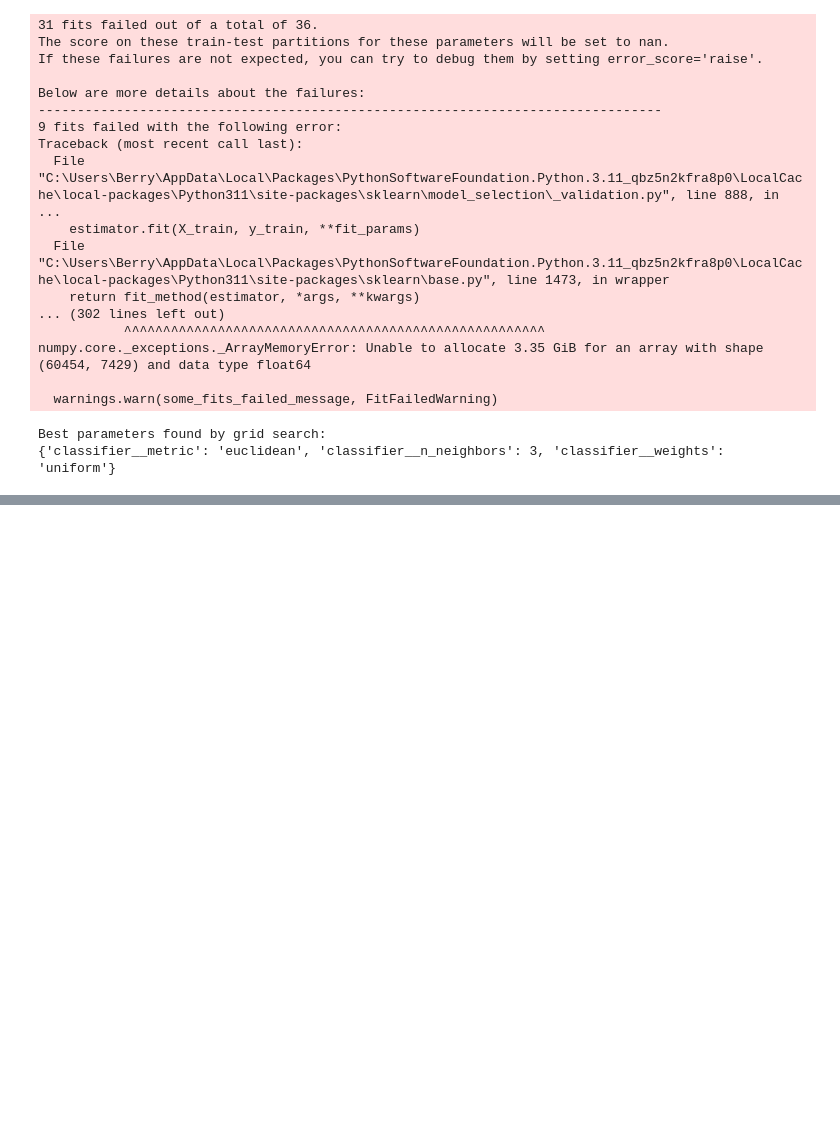
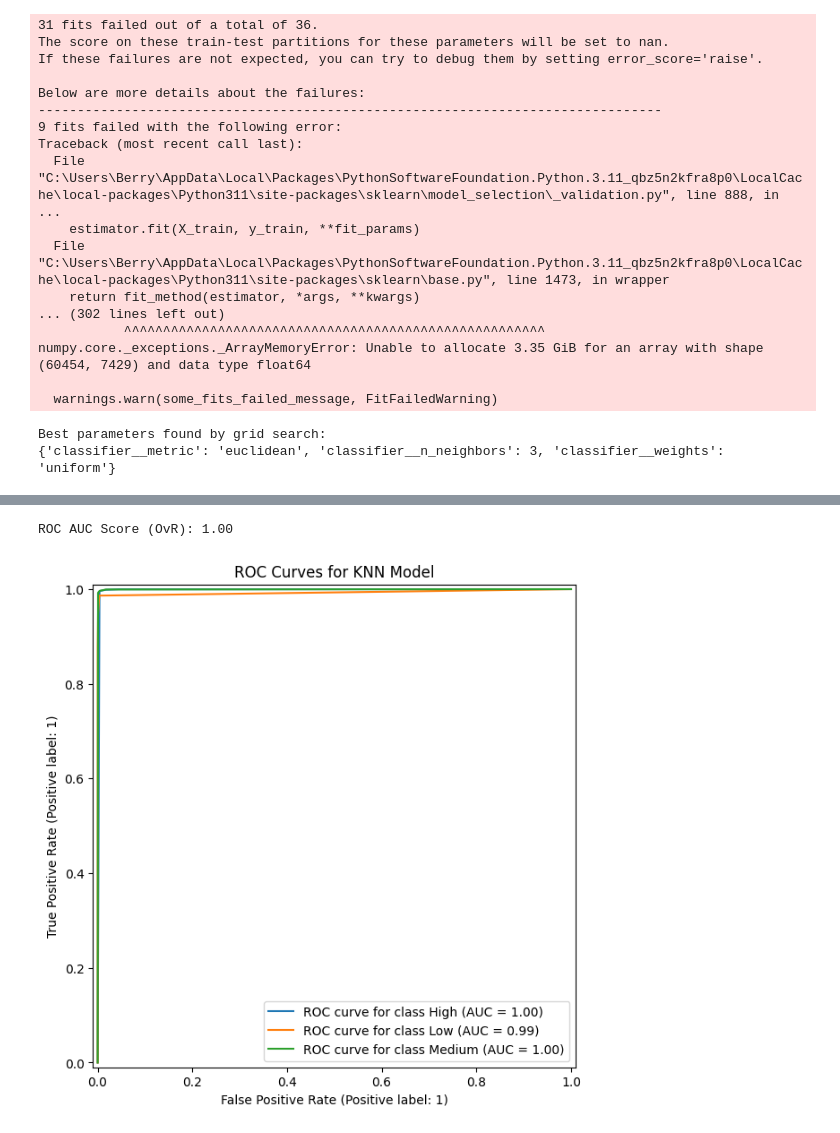
Before and after one commit to EthanRosehart/schulich_data_science, a Jupyter notebook: assignment2_restart.ipynb, the cells around one changed output, grey strips where cells are left out. Drawn from its saved outputs; the diff is of its cells as text; code cells hidden in the pictures; blank space fills up the shorter version.

```diff
--- a/assignment2_restart.ipynb
+++ b/assignment2_restart.ipynb
@@ -852,0 +905,23 @@ Best parameters found by grid search:
+# %%
+# Predict probabilities on the test data
+y_proba_knn = knn_pipeline.predict_proba(X_test)
+
+# Binarize the output labels
+y_test_binarized = label_binarize(y_test, classes=knn_pipeline.named_steps['classifier'].classes_)
+
+# Compute ROC AUC for each class
+roc_auc_ovr = roc_auc_score(y_test_binarized, y_proba_knn, multi_class='ovr')
+
+print(f"ROC AUC Score (OvR): {roc_auc_ovr:.2f}")
+
+# Plot ROC curves for each class
+fig, ax = plt.subplots(figsize=(10, 7))
+
+for i, class_label in enumerate(knn_pipeline.named_steps['classifier'].classes_):
+    RocCurveDisplay.from_predictions(y_test_binarized[:, i], y_proba_knn[:, i], name=f"ROC curve for class {class_label}", ax=ax)
+
+plt.title("ROC Curves for KNN Model")
+plt.show()
+# %% [output]
+ROC AUC Score (OvR): 1.00
+[figure, added]
```
Also changed, not shown: parts of 21 cells of this notebook.
